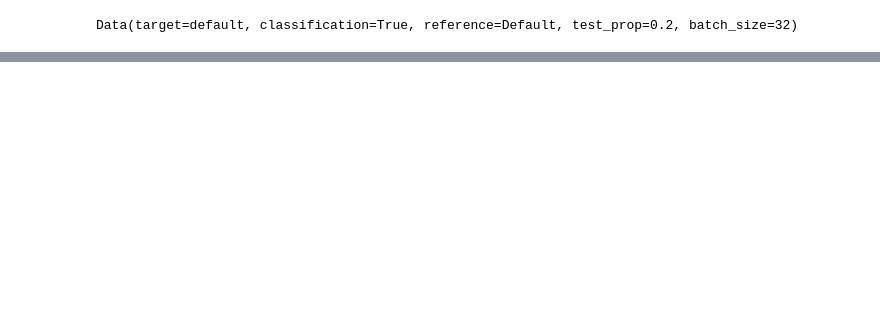
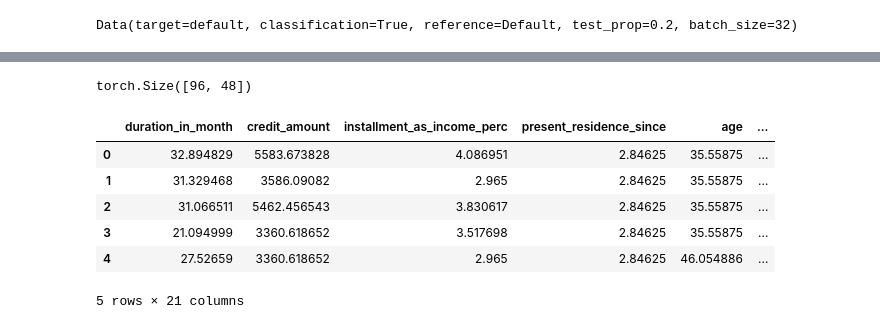
Before and after one commit to PeDiot/tabular-sbgm, a Jupyter notebook: notebook.ipynb, the cells around one changed output, grey strips where cells are left out. Saved outputs shown, nothing was run; the diff lists cells and outputs as text; code cells hidden in the pictures; blank space fills up the shorter version.

```diff
--- a/notebook.ipynb
+++ b/notebook.ipynb
@@ -94,0 +124,5 @@ ax.legend();
+# %%
+synthetic_samples = runner.sample()
+synthetic_samples.shape
+# %% [output]
+torch.Size([96, 48])
@@ -94,0 +131,10 @@ ax.legend();
+# %%
+data.synthetic_df.head()
+# %% [output]
+|  | duration_in_month | credit_amount | installment_as_income_perc | present_residence_since | age | ... |
+| 0 | 32.894829 | 5583.673828 | 4.086951 | 2.84625 | 35.55875 | ... |
+| 1 | 31.329468 | 3586.09082 | 2.965 | 2.84625 | 35.55875 | ... |
+| 2 | 31.066511 | 5462.456543 | 3.830617 | 2.84625 | 35.55875 | ... |
+| 3 | 21.094999 | 3360.618652 | 3.517698 | 2.84625 | 35.55875 | ... |
+| 4 | 27.52659 | 3360.618652 | 2.965 | 2.84625 | 46.054886 | ... |
+5 rows × 21 columns
```
Also changed, not shown: parts of 28 cells of this notebook.
